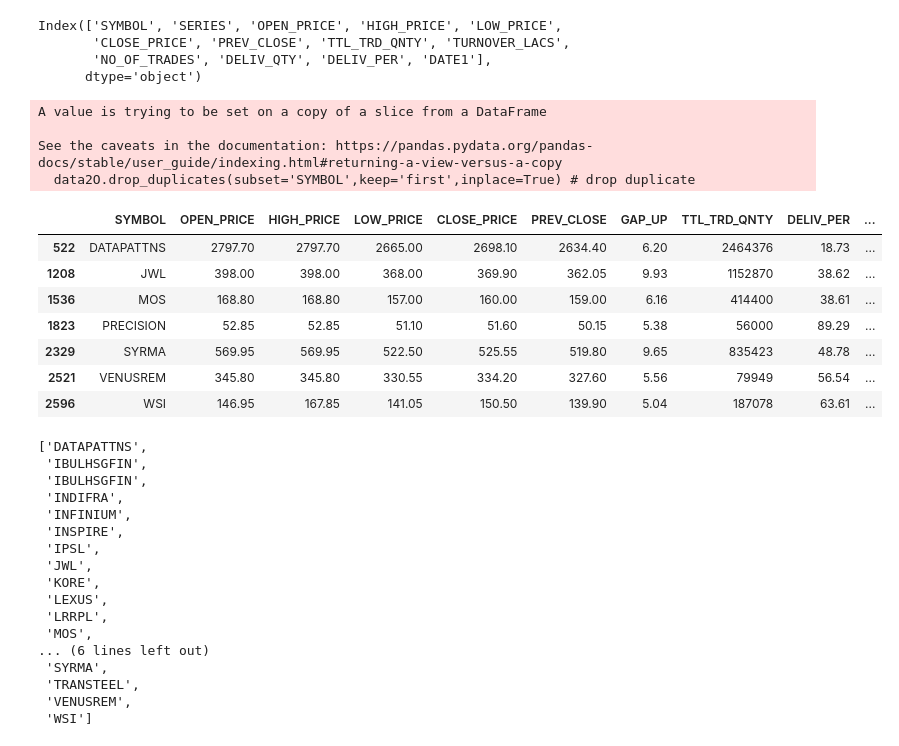
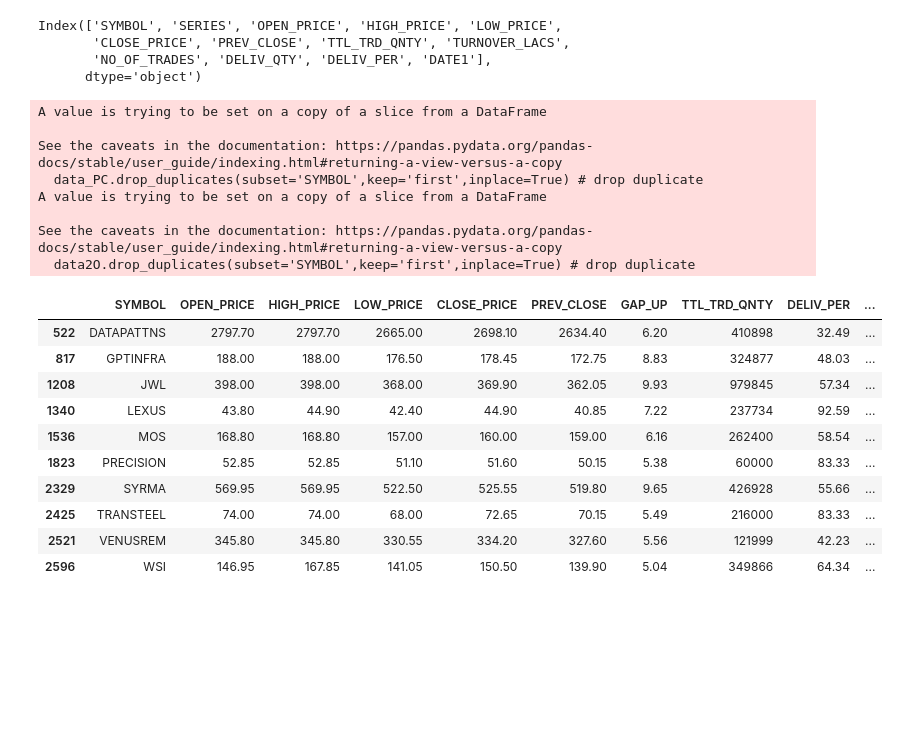
Before and after one commit to ggnanaraj/Story, a Jupyter notebook: Stock0.ipynb, the cells around one changed output. Drawn from its saved outputs; the diff is of its cells as text; code cells hidden in the pictures; blank space fills up the shorter version.

```diff
--- a/Stock0.ipynb
+++ b/Stock0.ipynb
@@ -61,11 +49,12 @@ data1['DELIV_PER']=0
 data_5PC_GAP_UP=data1[data1['GAP_UP'] > 5]     # gap greater than 5
 data_5PC_GAP_UP=data_5PC_GAP_UP.sort_values(by=['GAP_UP'],ascending=False)
 data_PC=data_5PC_GAP_UP[data_5PC_GAP_UP['PREV_CLOSE'] > 10] # only share value above Rs10
+data_PC.drop_duplicates(subset='SYMBOL',keep='first',inplace=True) # drop duplicate
 data_PC=data_PC.sort_values(by=['SYMBOL'])
 list_SYM=data_PC['SYMBOL'].to_list()
 list_SYM.sort()
 #---------------------------------
-dataO=capital_market.bhav_copy_with_delivery("26-02-2024")
+dataO=capital_market.bhav_copy_with_delivery("06-03-2024")
 data1O=dataO.loc[1:,['SYMBOL','TTL_TRD_QNTY','DELIV_PER']]
 data1O=data1O[data1O['DELIV_PER'] != "-"]
 data2O=data1O[data1O['SYMBOL'].isin(list_SYM)]# list_SYM or data_PC or list_PC
@@ -76,59 +65,45 @@ listO_SYM.sort()
 #---------------------------
 list_comn=[symbol for symbol in list_SYM if symbol in listO_SYM]
 list_diff=[symbol for symbol in list_SYM if symbol not in listO_SYM]
 list_indexDel=[]
 data_PC1= data_PC
 for i in list_diff:
   list_1=data_PC.index[data_PC['SYMBOL'] == i ].to_list()
   data_PC1.drop(list_1, inplace=True) # drops row which is not common
   list_indexDel.extend(list_1)
 for j,k in enumerate(list_comn):
   PC1=data2O.loc[data2O['SYMBOL']==list_comn[j],'TTL_TRD_QNTY']
   data_PC1.loc[data_PC1['SYMBOL']==list_comn[j],'TTL_TRD_QNTY']= int(PC1)
   PC1=data2O.loc[data2O['SYMBOL']==list_comn[j],'DELIV_PER']
   data_PC1.loc[data_PC1['SYMBOL']==list_comn[j],'DELIV_PER']= float(PC1)
 
 #data2 = capital_market.price_volume_and_deliverable_position_data(symbol='SBIN', from_date='29-02-2024', to_date='01-03-2024')
 #data3=capital_market.equity_list( )
 data_VOL=data_PC1[data_PC1['TTL_TRD_QNTY'] > 50000] #Quantity greater than 50000
 data_VOL=data_VOL[data_VOL['DELIV_PER'] != "-"]
 #data_VOL=data_VOL[data_VOL['DELIV_PER'] > 20]  #
 #data_VOL=data_VOL[data_VOL['DELIV_PER'] < 90]
+list_N=data_VOL['SYMBOL'].to_list()
 data_VOL['GAP_down']=(((data_VOL['HIGH_PRICE']-data_VOL['LOW_PRICE'])/data_VOL['HIGH_PRICE'])*100).round(2)
 data_VOL['INT_Hike']=(((data_VOL['HIGH_PRICE']-data_VOL['OPEN_PRICE'])/data_VOL['OPEN_PRICE'])*100).round(2)
 data_VOL
 # %% [output]
+A value is trying to be set on a copy of a slice from a DataFrame
+
+See the caveats in the documentation: https://pandas.pydata.org/pandas-docs/stable/user_guide/indexing.html#returning-a-view-versus-a-copy
+  data_PC.drop_duplicates(subset='SYMBOL',keep='first',inplace=True) # drop duplicate
 A value is trying to be set on a copy of a slice from a DataFrame
 
 See the caveats in the documentation: https://pandas.pydata.org/pandas-docs/stable/user_guide/indexing.html#returning-a-view-versus-a-copy
   data2O.drop_duplicates(subset='SYMBOL',keep='first',inplace=True) # drop duplicate
 |  | SYMBOL | OPEN_PRICE | HIGH_PRICE | LOW_PRICE | CLOSE_PRICE | PREV_CLOSE | GAP_UP | TTL_TRD_QNTY | DELIV_PER | ... |
-| 522 | DATAPATTNS | 2797.70 | 2797.70 | 2665.00 | 2698.10 | 2634.40 | 6.20 | 2464376 | 18.73 | ... |
-| 1208 | JWL | 398.00 | 398.00 | 368.00 | 369.90 | 362.05 | 9.93 | 1152870 | 38.62 | ... |
-| 1536 | MOS | 168.80 | 168.80 | 157.00 | 160.00 | 159.00 | 6.16 | 414400 | 38.61 | ... |
-| 1823 | PRECISION | 52.85 | 52.85 | 51.10 | 51.60 | 50.15 | 5.38 | 56000 | 89.29 | ... |
-| 2329 | SYRMA | 569.95 | 569.95 | 522.50 | 525.55 | 519.80 | 9.65 | 835423 | 48.78 | ... |
-| 2521 | VENUSREM | 345.80 | 345.80 | 330.55 | 334.20 | 327.60 | 5.56 | 79949 | 56.54 | ... |
-| 2596 | WSI | 146.95 | 167.85 | 141.05 | 150.50 | 139.90 | 5.04 | 187078 | 63.61 | ... |
+| 522 | DATAPATTNS | 2797.70 | 2797.70 | 2665.00 | 2698.10 | 2634.40 | 6.20 | 410898 | 32.49 | ... |
+| 817 | GPTINFRA | 188.00 | 188.00 | 176.50 | 178.45 | 172.75 | 8.83 | 324877 | 48.03 | ... |
+| 1208 | JWL | 398.00 | 398.00 | 368.00 | 369.90 | 362.05 | 9.93 | 979845 | 57.34 | ... |
+| 1340 | LEXUS | 43.80 | 44.90 | 42.40 | 44.90 | 40.85 | 7.22 | 237734 | 92.59 | ... |
+| 1536 | MOS | 168.80 | 168.80 | 157.00 | 160.00 | 159.00 | 6.16 | 262400 | 58.54 | ... |
+| 1823 | PRECISION | 52.85 | 52.85 | 51.10 | 51.60 | 50.15 | 5.38 | 60000 | 83.33 | ... |
+| 2329 | SYRMA | 569.95 | 569.95 | 522.50 | 525.55 | 519.80 | 9.65 | 426928 | 55.66 | ... |
+| 2425 | TRANSTEEL | 74.00 | 74.00 | 68.00 | 72.65 | 70.15 | 5.49 | 216000 | 83.33 | ... |
+| 2521 | VENUSREM | 345.80 | 345.80 | 330.55 | 334.20 | 327.60 | 5.56 | 121999 | 42.23 | ... |
+| 2596 | WSI | 146.95 | 167.85 | 141.05 | 150.50 | 139.90 | 5.04 | 349866 | 64.34 | ... |
-# %%
-#len(data_PC1)
-#len(data2O)
-list_comn
-# %% [output]
-['DATAPATTNS',
- 'IBULHSGFIN',
- 'IBULHSGFIN',
- 'INDIFRA',
- 'INFINIUM',
- 'INSPIRE',
- 'IPSL',
- 'JWL',
- 'KORE',
- 'LEXUS',
- 'LRRPL',
- 'MOS',
-... (6 lines left out)
- 'SYRMA',
- 'TRANSTEEL',
- 'VENUSREM',
- 'WSI']
```
Also changed, not shown: parts of 3 cells of this notebook.
